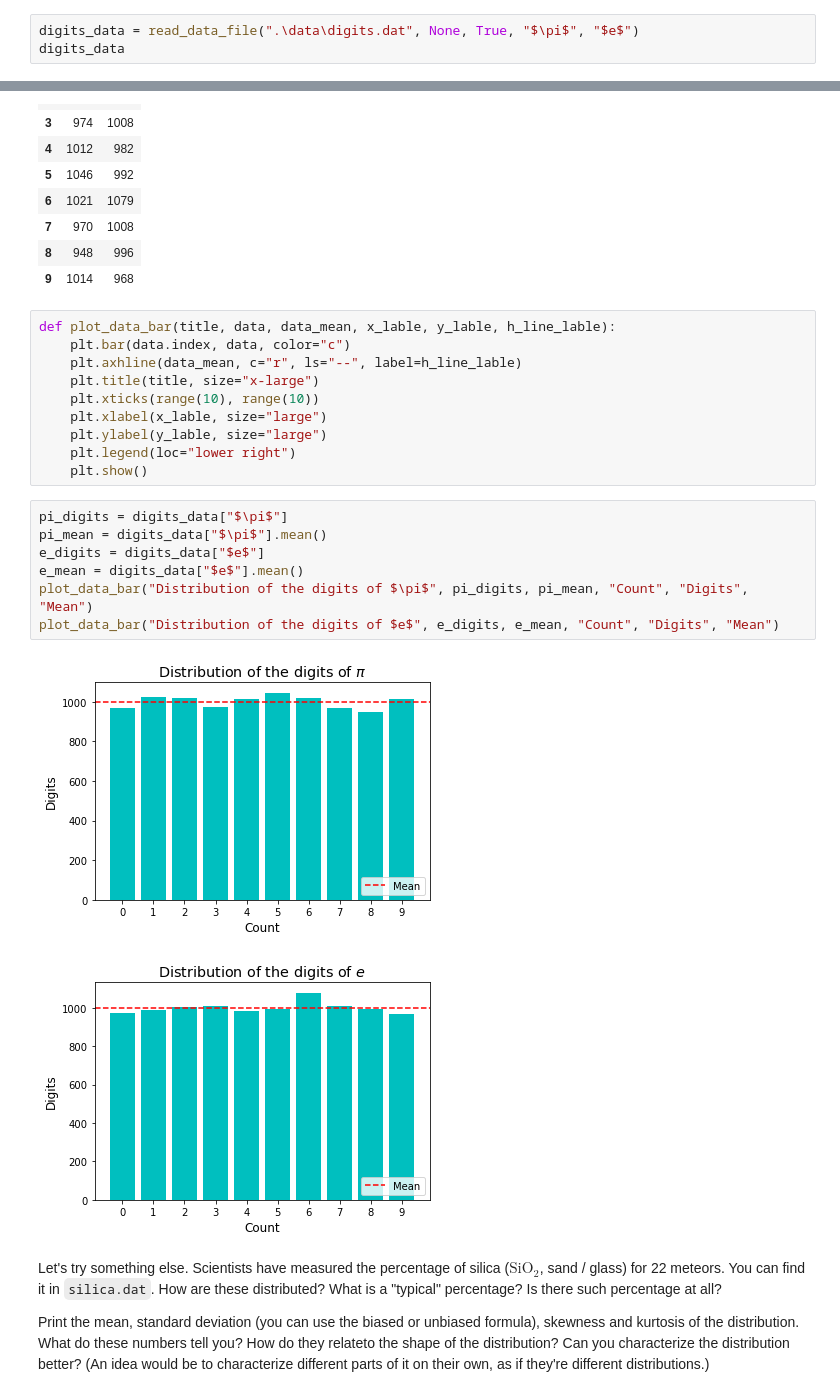
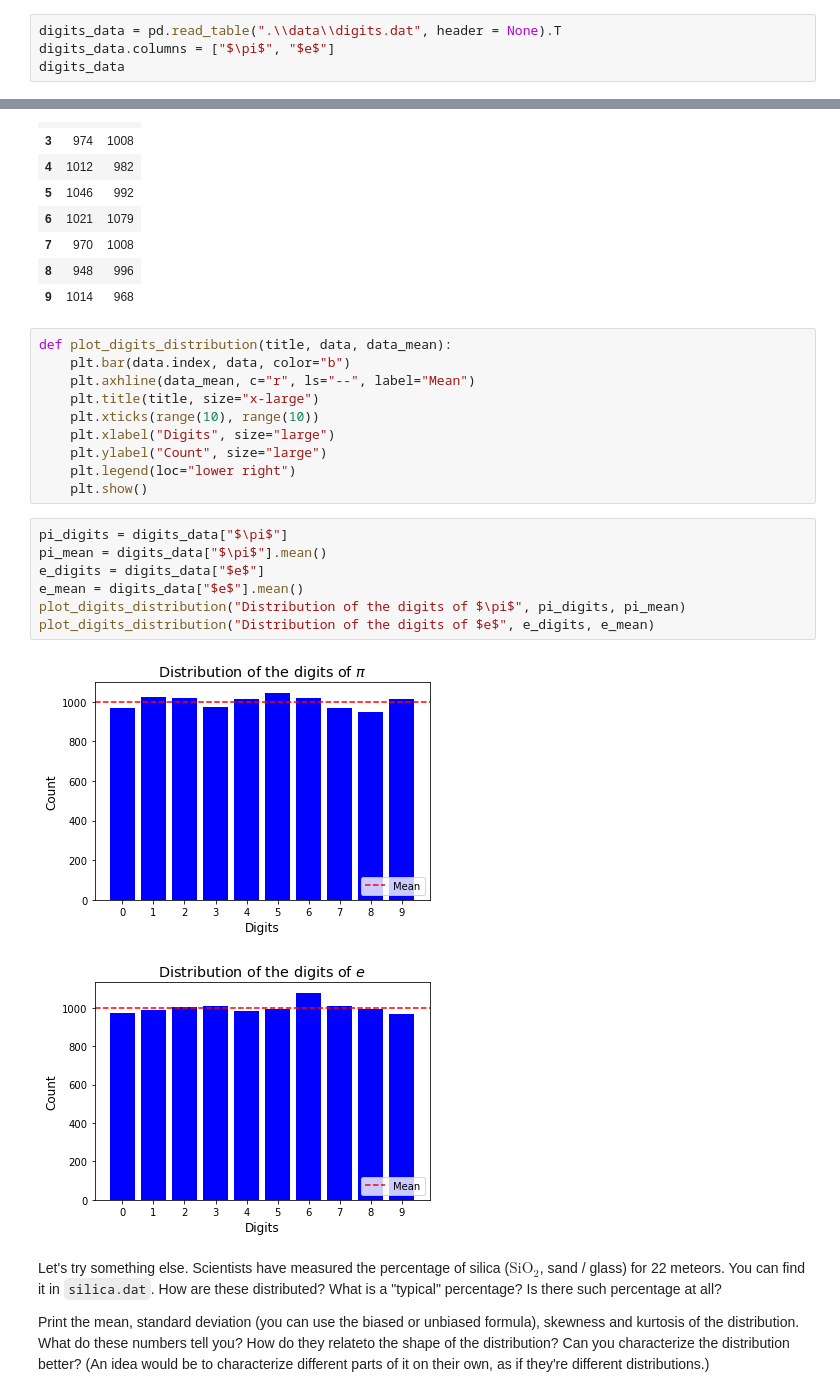
Before and after one commit to momchilantonov/SoftUni-Math-Concepts-For-Developers-February-2021, a Jupyter notebook: Statistics/Homework/Statistics Exercise.ipynb, the cells around one changed output, grey strips where cells are left out. Saved outputs shown, nothing was run; the diff lists cells and outputs as text.

```diff
--- a/Statistics/Homework/Statistics Exercise.ipynb
+++ b/Statistics/Homework/Statistics Exercise.ipynb
@@ -48,5 +40,6 @@ def read_data_file(path, header, is_transpose, *args):
 # %%
-digits_data = read_data_file(".\data\digits.dat", None, True, "$\pi$", "$e$")
+digits_data = pd.read_table(".\\data\\digits.dat", header = None).T
+digits_data.columns = ["$\pi$", "$e$"]
 digits_data
 # %% [output]
 |  | $\pi$ | $e$ |
@@ -61,25 +54,25 @@ digits_data
 | 8 | 948 | 996 |
 | 9 | 1014 | 968 |
 # %%
-def plot_data_bar(title, data, data_mean, x_lable, y_lable, h_line_lable):
-    plt.bar(data.index, data, color="c")
-    plt.axhline(data_mean, c="r", ls="--", label=h_line_lable)
+def plot_digits_distribution(title, data, data_mean):
+    plt.bar(data.index, data, color="b")
+    plt.axhline(data_mean, c="r", ls="--", label="Mean")
     plt.title(title, size="x-large")
     plt.xticks(range(10), range(10))
-    plt.xlabel(x_lable, size="large")
-    plt.ylabel(y_lable, size="large")
+    plt.xlabel("Digits", size="large")
+    plt.ylabel("Count", size="large")
     plt.legend(loc="lower right")
     plt.show()
 # %%
 pi_digits = digits_data["$\pi$"]
 pi_mean = digits_data["$\pi$"].mean()
 e_digits = digits_data["$e$"]
 e_mean = digits_data["$e$"].mean()
-plot_data_bar("Distribution of the digits of $\pi$", pi_digits, pi_mean, "Count", "Digits", "Mean")
-plot_data_bar("Distribution of the digits of $e$", e_digits, e_mean, "Count", "Digits", "Mean")
+plot_digits_distribution("Distribution of the digits of $\pi$", pi_digits, pi_mean)
+plot_digits_distribution("Distribution of the digits of $e$", e_digits, e_mean)
 # %% [output]
-[figure, old version]
+[figure, new version]
-[figure, old version]
+[figure, new version]
 # %% [markdown]
 Let's try something else. Scientists have measured the percentage of silica ($\text{SiO}_2$, sand / glass) for 22 meteors. You can find it in `silica.dat`. How are these distributed? What is a "typical" percentage? Is there such percentage at all?
 
```
Also changed, not shown: parts of 20 cells of this notebook.
